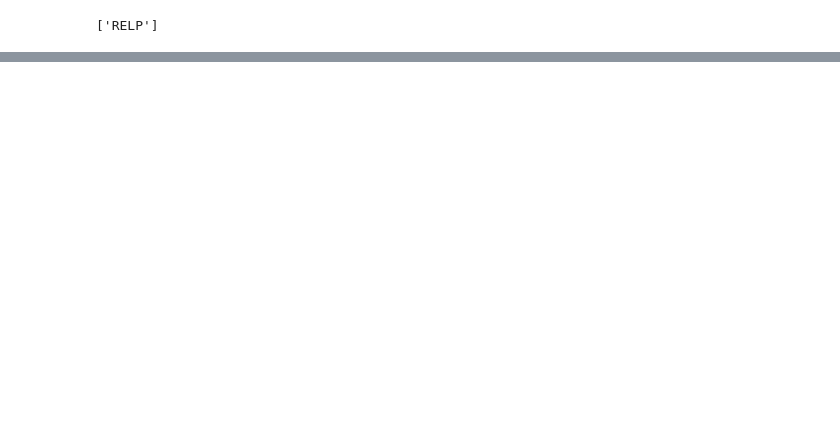
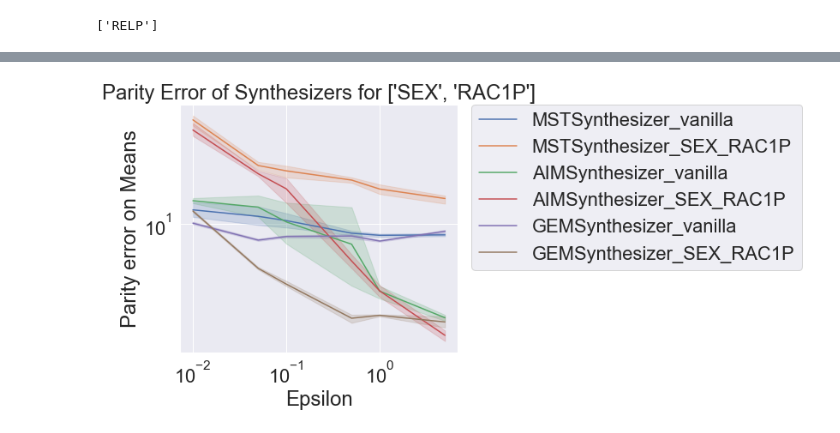
Before and after one commit to lurosenb/stratify_dp, a Jupyter notebook: plots_for_synths.ipynb, the cells around one changed output, grey strips where cells are left out. Saved outputs shown, nothing was run; the diff lists cells and outputs as text; code cells hidden in the pictures; blank space fills up the shorter version.

```diff
--- a/plots_for_synths.ipynb
+++ b/plots_for_synths.ipynb
@@ -162,0 +177,33 @@ plot_disparate_impact_subplots_strata_only_limited(performance_df, function_name
+# %%
+def plot_disparate_impact_subplots_strata_only_limited(performance_df, function_name, di_type="_parity_error"):
+    intersectional_group = "['SEX', 'RAC1P']"
+    synth_filter = ['MSTSynthesizer_vanilla', 'MSTSynthesizer_SEX_RAC1P',
+                    'AIMSynthesizer_vanilla', 'AIMSynthesizer_SEX_RAC1P',
+                    'GEMSynthesizer_vanilla', 'GEMSynthesizer_SEX_RAC1P']
+
+    fig, ax = plt.subplots(figsize=(12, 6))
+
+    relevant_synths = synth_filter
+    filtered_data = performance_df[performance_df['Synthesizer'].isin(relevant_synths)]
+
+    data = filtered_data[['Synthesizer', 'Epsilon', intersectional_group+di_type]]
+    data = data.rename(columns={intersectional_group+di_type: 'Parity Error'})
+    data.reset_index(inplace=True)
+    data['Intersectional Group'] = intersectional_group
+    data['Parity Error'] = data['Parity Error'].apply(lambda x: sum(x[~np.isnan(x)]))
+    sns.set(font_scale=2)
+    sns.lineplot(x='Epsilon', y='Parity Error', hue='Synthesizer', data=data, ax=ax)
+    ax.set_title(f"Parity Error of Synthesizers for {intersectional_group}")
+    ax.set_xlabel('Epsilon')
+    ax.set_xscale('log')
+    ax.set_yscale('log')
+    ax.set_ylabel('Parity error on ' + function_name)
+    ax.legend(title='Synthesizers')
+    ax.legend(bbox_to_anchor=(1.05, 1), loc=2, borderaxespad=0.)
+
+    plt.tight_layout()
+    plt.show()
+
+plot_disparate_impact_subplots_strata_only_limited(all_results, function_name='Means')
+# %% [output]
+[figure, added]
```
Also changed, not shown: parts of 9 cells of this notebook, 5 other files.
